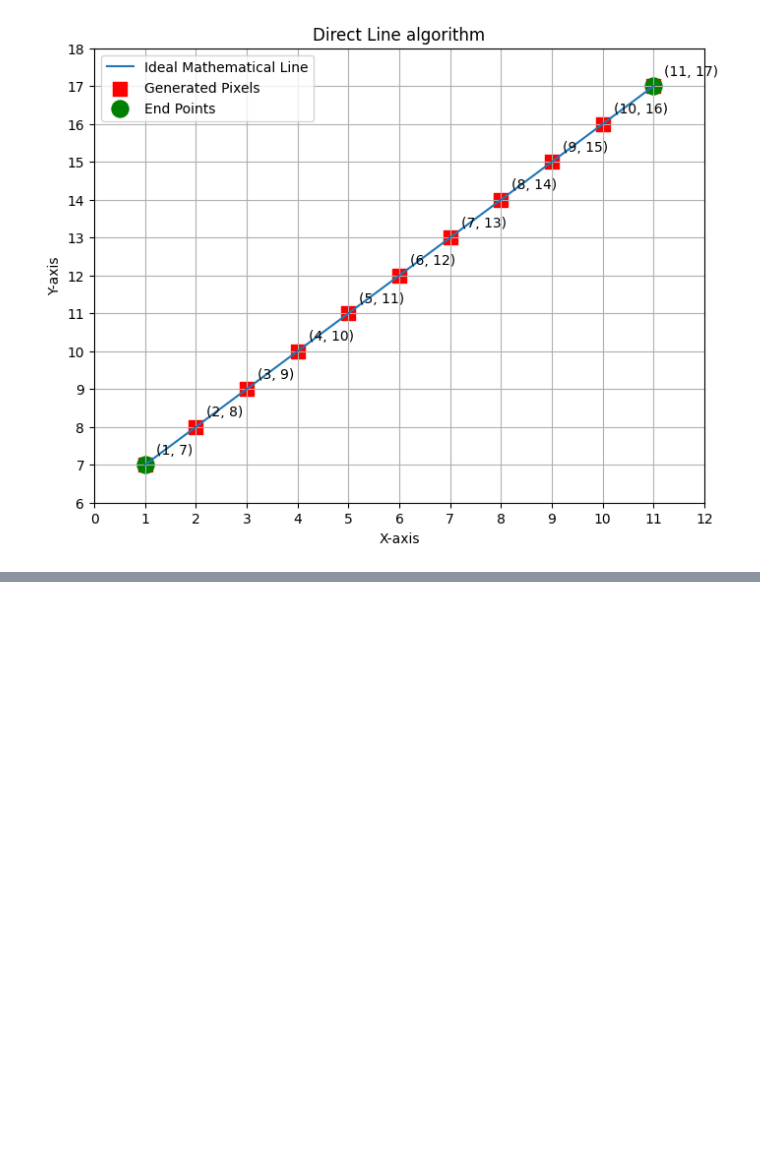
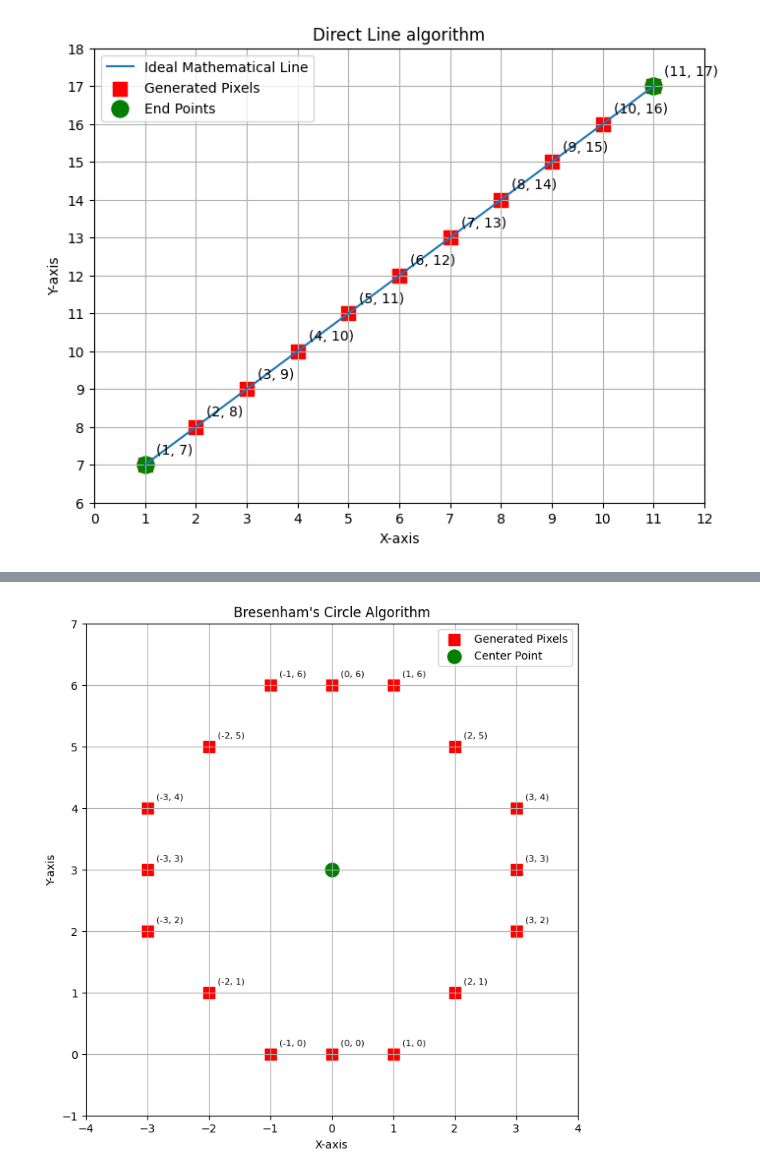
Before and after one commit to arfatunnur/graphic-design-and-image-processing-lab-2, a Jupyter notebook: scancoversionstraightline.ipynb, the cells around one changed output, grey strips where cells are left out. Cells and saved outputs as stored; diff of their text form; code cells hidden in the pictures; blank space fills up the shorter version.

```diff
--- a/scancoversionstraightline.ipynb
+++ b/scancoversionstraightline.ipynb
@@ -141,0 +417,87 @@ x = 11 y = 17.0 pixels -> (11, 17)
+# %%
+import matplotlib.pyplot as plt
+
+def bresenham_circle(xc, yc, r):
+    pixels = []
+    print("\n--- Bresenham's Circle Algorithm ---")
+    print("Center point:", (xc, yc))
+    print("Radius:", r)
+
+    x = 0
+    y = r
+    d = 3 - 2 * r
+
+    print("Initial decision parameter d =", d, "\n")
+
+    def plot_points(xc, yc, x, y):
+        points = [
+            (xc + x, yc + y), (xc - x, yc + y),
+            (xc + x, yc - y), (xc - x, yc - y),
+            (xc + y, yc + x), (xc - y, yc + x),
+            (xc + y, yc - x), (xc - y, yc - x)
+        ]
+        for p in points:
+            if p not in pixels:
+                pixels.append(p)
+        print("x =", x, "y =", y, "d =", d, "pixels ->", points)
+
+    plot_points(xc, yc, x, y)
+
+    step = 0
+    while x < y:
+        step += 1
+        # decision parameter uses CURRENT x, BEFORE incrementing it
+        if d < 0:
+            d = d + 4 * x + 6
+        else:
+            d = d + 4 * (x - y) + 10
+            y -= 1
+        x += 1  # x increments AFTER the decision, not before
+
+        plot_points(xc, yc, x, y)
+
+    return pixels
+
+
+xc = int(input("Enter center x (xc): "))
+yc = int(input("Enter center y (yc): "))
+r = int(input("Enter radius (r): "))
+
+pixels = bresenham_circle(xc, yc, r)
+
+x_pixels = [p[0] for p in pixels]
+y_pixels = [p[1] for p in pixels]
+
+plt.figure(figsize=(8, 8))
+
+plt.scatter(
+    x_pixels, y_pixels,
+    s=100, marker="s", color="red",
+    label="Generated Pixels"
+)
+
+plt.scatter(
+    [xc], [yc],
+    s=150, marker="o", color="green",
+    label="Center Point"
+)
+
+for x, y in pixels:
+    plt.annotate(
+        f"({x}, {y})",
+        (x, y),
+        xytext=(8, 8),
+        textcoords="offset points",
+        fontsize=8
+    )
+
+plt.xticks(range(xc - r - 1, xc + r + 2))
+plt.yticks(range(yc - r - 1, yc + r + 2))
+plt.grid(True)
+plt.xlabel("X-axis")
+plt.ylabel("Y-axis")
+plt.title("Bresenham's Circle Algorithm")
+plt.gca().set_aspect('equal', adjustable='box')
+plt.legend()
+plt.show()
+# %% [output]
@@ -141,0 +516 @@ x = 11 y = 17.0 pixels -> (11, 17)
+[figure, added]
```
Also changed, not shown: parts of 3 cells of this notebook, 3 other files.
